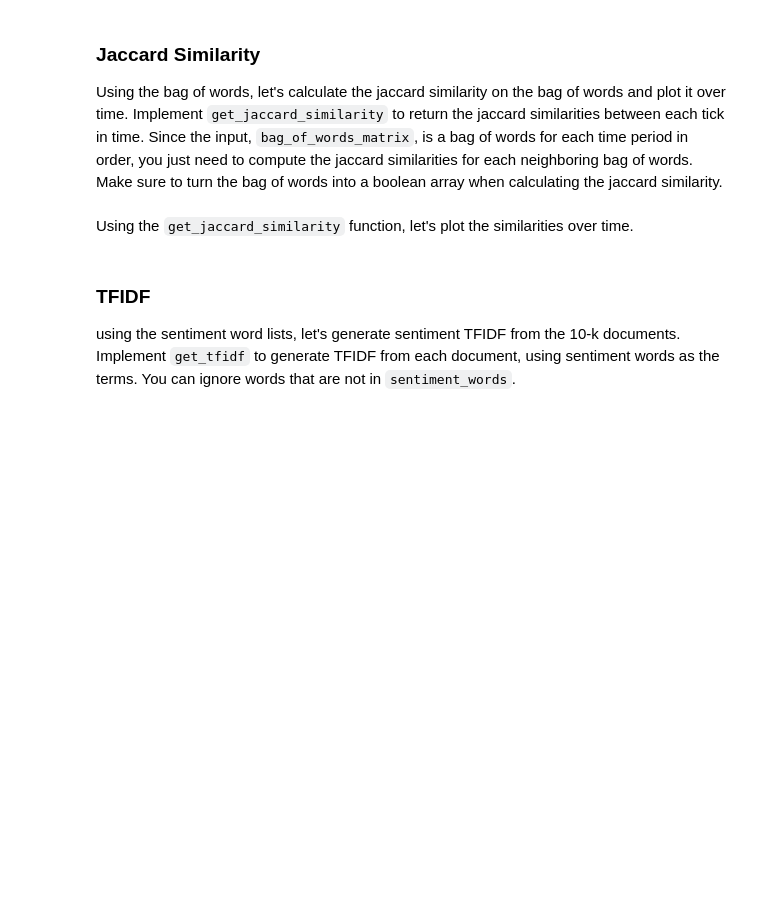
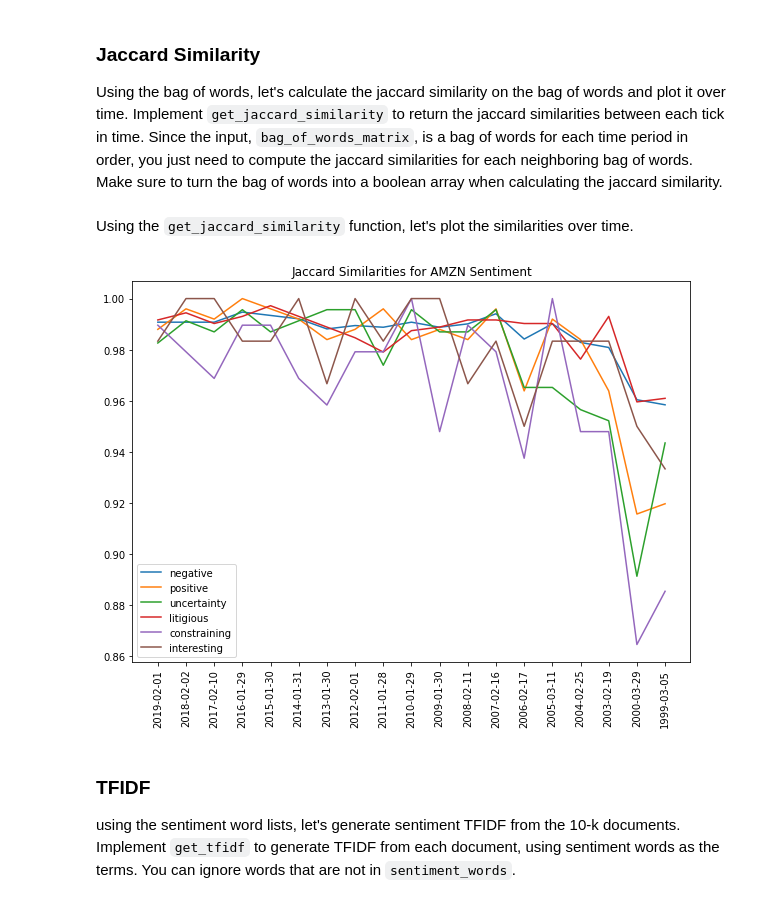
Before and after one commit to bondxue/NLP-for-Finance, a Jupyter notebook: Sentiment_Analysis_for_Financial_Statements/NLP_on_financial_statements.ipynb, the cells around one changed output. Saved outputs shown, nothing was run; the diff lists cells and outputs as text; code cells hidden in the pictures; blank space fills up the shorter version.

```diff
--- a/Sentiment_Analysis_for_Financial_Statements/NLP_on_financial_statements.ipynb
+++ b/Sentiment_Analysis_for_Financial_Statements/NLP_on_financial_statements.ipynb
@@ -489,23 +497,38 @@ project_tests.test_get_jaccard_similarity(get_jaccard_similarity)
+# %%
+import matplotlib.pyplot as plt
+
+def plot_similarities(similarities_list, dates, title, labels):
+    assert len(similarities_list) == len(labels)
+
+    plt.figure(1, figsize=(10, 7))
+    for similarities, label in zip(similarities_list, labels):
+        plt.title(title)
+        plt.plot(dates, similarities, label=label)
+        plt.legend()
+        plt.xticks(rotation=90)
+
+    plt.show()
 # %% [markdown]
 Using the `get_jaccard_similarity` function, let's plot the similarities over time.
 # %%
 # Get dates for the universe
 file_dates = {
     ticker: [ten_k['file_date'] for ten_k in ten_ks]
     for ticker, ten_ks in ten_ks_by_ticker.items()}
 
 jaccard_similarities = {
     ticker: {
         sentiment_name: get_jaccard_similarity(sentiment_values)
         for sentiment_name, sentiment_values in ten_k_sentiments.items()}
     for ticker, ten_k_sentiments in sentiment_bow_ten_ks.items()}
 
-
-project_helper.plot_similarities(
+plot_similarities(
     [jaccard_similarities[example_ticker][sentiment] for sentiment in sentiments],
     file_dates[example_ticker][1:],
     'Jaccard Similarities for {} Sentiment'.format(example_ticker),
     sentiments)
+# %% [output]
+[figure, added]
 # %% [markdown]
 ### TFIDF
 using the sentiment word lists, let's generate sentiment TFIDF from the 10-k documents. Implement `get_tfidf` to generate TFIDF from each document, using sentiment words as the terms. You can ignore words that are not in `sentiment_words`.
```
Also changed, not shown: parts of 11 cells of this notebook, 2 other files.
